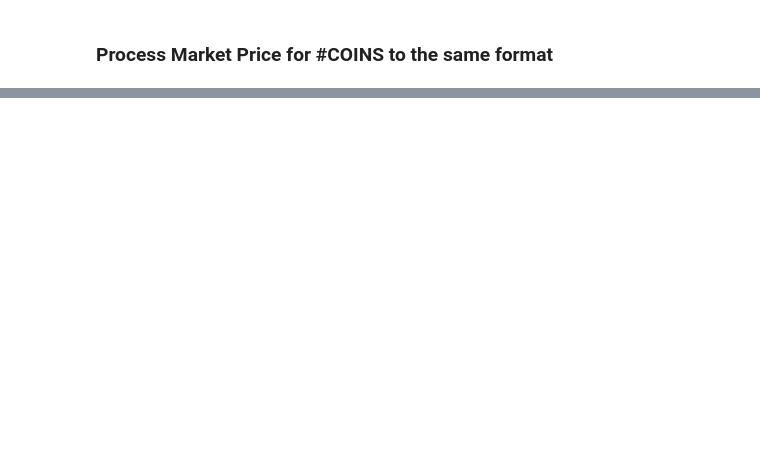
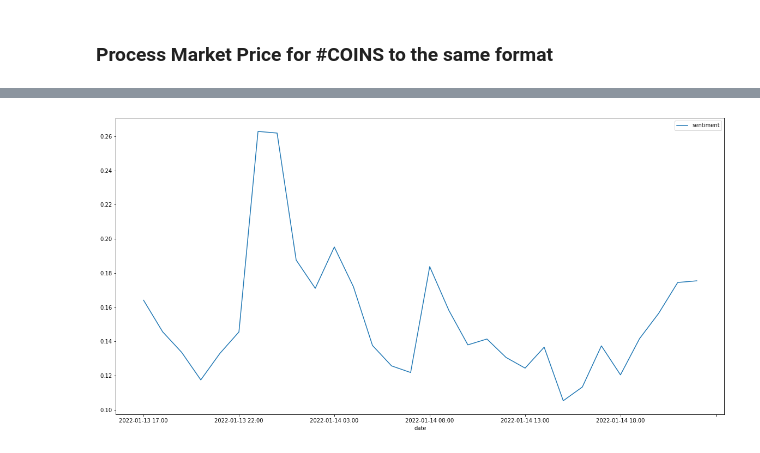
Before and after one commit to paulcodrea/crypto_price_prediction, a Jupyter notebook: process_sentiment.ipynb, the cells around one changed output, grey strips where cells are left out. Cells and saved outputs as stored; diff of their text form; code cells hidden in the pictures; blank space fills up the shorter version.

```diff
--- a/process_sentiment.ipynb
+++ b/process_sentiment.ipynb
@@ -151,16 +182,19 @@ processed.clean_df()
 processed.process_ccy()
 processed.drop_last()
 
+processed.set_sentiment_VADER()
+
 # Create a dataframe with the sentiment
 for curr in currency:
     processed.df['sentiment'] = processed.df['text_clean'].apply(processed.getSentiment)
 
+processed.set_score()
+
 # Rearange the columns 'coin_type', 'round_time', 'text_clean', 'sentiment'
-processed.df = processed.df[['coin_type', 'round_time', 'text_clean', 'sentiment']]
+processed.df = processed.df[['coin_type', 'round_time', 'text_clean','retweet_count', 'followers_count', 'sentiment_VADER', 'sentiment', 'score']]
 
-
-# Print head of the dataframe
-# print(f"Head of the dataframe: {processed.df.head()}")
+# Rename the column round_time to date
+processed.df.rename(columns={'round_time': 'date'}, inplace=True)
 # %% [output]
 Number of rows: 66251
 A value is trying to be set on a copy of a slice from a DataFrame
@@ -172,2 +229,9 @@ Number of unique words: 1134537
 # %% [markdown]
 ### Truncating dataframe by hour and then grouping them by hour
+# %%
+# Sort the dataframe by date
+processed.df.sort_values(by=['date'], ascending=True, inplace=True)
+
+# Print the first and last element in date column
+print(processed.df['date'].iloc[0])
+print(processed.df['date'].iloc[-1])
@@ -173,0 +241,11 @@ Number of unique words: 1134537
+# %%
+# Create hourly_sentiment_df to store the sentiment data for each hour
+hourly_score_df = pd.DataFrame(columns=['date', 'score'])
+
+# for loop to get the mean of score for each hour
+for hour in processed.df['date'].unique():
+    score = processed.df[processed.df['date'] == hour]['score']
+    mean_score= score.mean()
+
+    # Create a dataframe with the mean sentiment for each hour
+    hourly_score_df = hourly_score_df.append({'date': hour, 'score': mean_score}, ignore_index=True)
@@ -175,13 +303,13 @@ Number of unique words: 1134537
 hourly_sentiment_df = pd.DataFrame()
 
 # for loop to get the mean of sentiment for each hour
-for hour in processed.df['round_time'].unique():
+for hour in processed.df['date'].unique():
     # Get the sentiment for each hour
-    sentiment = processed.df[processed.df['round_time'] == hour]['sentiment']
+    sentiment = processed.df[processed.df['date'] == hour]['sentiment_VADER']
     mean_sentiment = sentiment.mean()
 
     # Create a dataframe with the mean sentiment for each hour
-    hourly_sentiment_df = hourly_sentiment_df.append({'hour': hour, 'sentiment': mean_sentiment}, ignore_index=True)
+    hourly_sentiment_df = hourly_sentiment_df.append({'date': hour, 'sentiment': mean_sentiment}, ignore_index=True)
 
 print(f"Head of the hourly sentiment dataframe: {hourly_sentiment_df.head()}")
 print(f"Number of rows: {len(hourly_sentiment_df)}")
@@ -267,0 +371,6 @@ print(processed.df[0].head())
+# %%
+# Plot the hour sentiment dataframe
+hourly_sentiment_df.plot(x='date', y='sentiment', figsize=(20, 10))
+plt.show()
+# %% [output]
+[figure, added]
```
Also changed, not shown: parts of 32 cells of this notebook, 3 other files.
